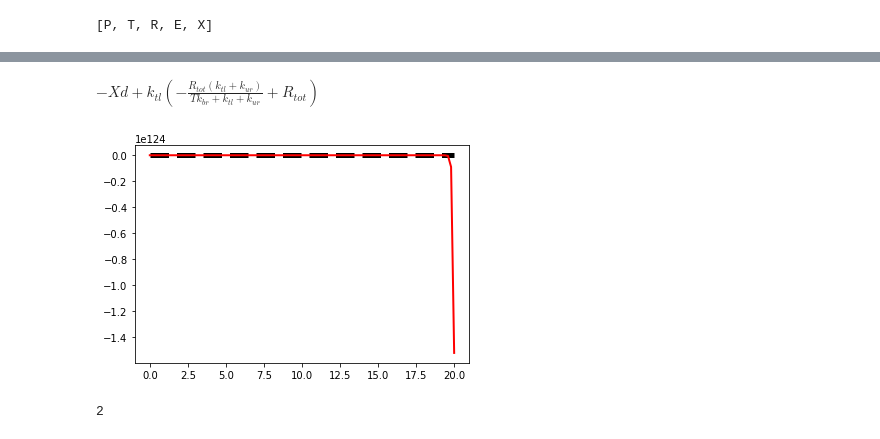
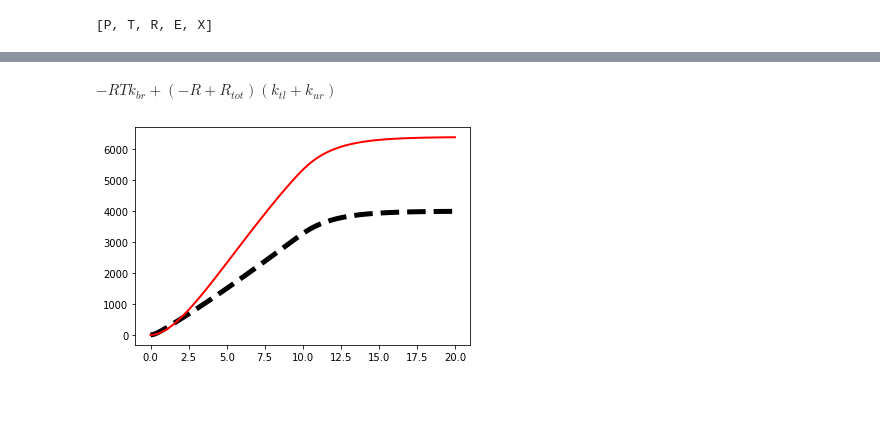
Before and after one commit to ayush9pandey/AutoReduce, a Jupyter notebook: examples/gene expression analysis.ipynb, the cells around one changed output, grey strips where cells are left out. Cells and saved outputs as stored; diff of their text form; code cells hidden in the pictures; blank space fills up the shorter version.

```diff
--- a/examples/gene expression analysis.ipynb
+++ b/examples/gene expression analysis.ipynb
@@ -151,5 +157,5 @@ sys_reduce.x
 # %% [output]
 [P, T, R, E, X]
 # %%
-reduced_sys, fast_ss = sys_reduce.solve_timescale_separation([T,X], fast_states = [E, R, P], debug = True)
+reduced_sys, fast_ss = sys_reduce.solve_timescale_separation([T,R,X], fast_states = [E, P], debug = False)
 # %% [output]
@@ -173,24 +163,23 @@ Successful time-scale separation solution obtained with states: [T, X]!
 # %%
 reduced_sys.f[1]
 # %% [output]
-$\displaystyle - X d + k_{tl} \left(- \frac{R_{tot} \left(k_{tl} + k_{ur}\right)}{T k_{br} + k_{tl} + k_{ur}} + R_{tot}\right)$
+$\displaystyle - R T k_{br} + \left(- R + R_{tot}\right) \left(k_{tl} + k_{ur}\right)$
 # %%
-fig, ax = plt.subplots()
-# params = [k_bp, k_up, k_tx, k_br, k_ur, k_tl, k_be, k_ue, d_i, d, d_T, E_tot, P_tot, R_tot, G]
-params_values_new = [80, 2, 0.5, 80, 2, 5, 80, 2, 0.1, 0.5, 0.05, 100, 100, 400, 10]
-sys_reduce.params_values = params_values_new
+try:
+    fig, ax = plt.subplots()
+    # params = [k_bp, k_up, k_tx, k_br, k_ur, k_tl, k_be, k_ue, d_i, d, d_T, E_tot, P_tot, R_tot, G]
+    params_values_new = [80, 2, 0.5, 80, 2, 5, 80, 2, 0.1, 0.5, 0.05, 100, 100, 400, 10]
+    sys_reduce.params_values = params_values_new
 
-sys_ode = get_ODE(sys_reduce, timepoints_ode)
-sol = sys_ode.solve_system().T
-_ = plt.plot(timepoints_ode, np.transpose(np.array(sys_reduce.C)@sol), 'k--', label = 'Full CRN model', linewidth = 5)
-reduced_ode = get_ODE(reduced_sys, timepoints_ode)
-reduced_sol = reduced_ode.solve_system().T
-_ = plt.plot(timepoints_ode, np.transpose(np.array(reduced_sys.C)@reduced_sol), 'r', label = 'Reduced model', linewidth = 2)
-plt.show()
+    sys_ode = get_ODE(sys_reduce, timepoints_ode)
+    sol = sys_ode.solve_system().T
+    _ = plt.plot(timepoints_ode, np.transpose(np.array(sys_reduce.C)@sol), 'k--', label = 'Full CRN model', linewidth = 5)
+    reduced_ode = get_ODE(reduced_sys, timepoints_ode)
+    reduced_sol = reduced_ode.solve_system().T
+    _ = plt.plot(timepoints_ode, np.transpose(np.array(reduced_sys.C)@reduced_sol), 'r', label = 'Reduced model', linewidth = 2)
+    plt.show()
+except:
+    print('Plotting libraries missing.')
 # %% [output]
-[figure, old version]
+[figure, new version]
-# %%
-sys_reduce.nstates_tol_min
-# %% [output]
-2
 # %%
```
Also changed, not shown: parts of 45 cells of this notebook, 19 other files.
